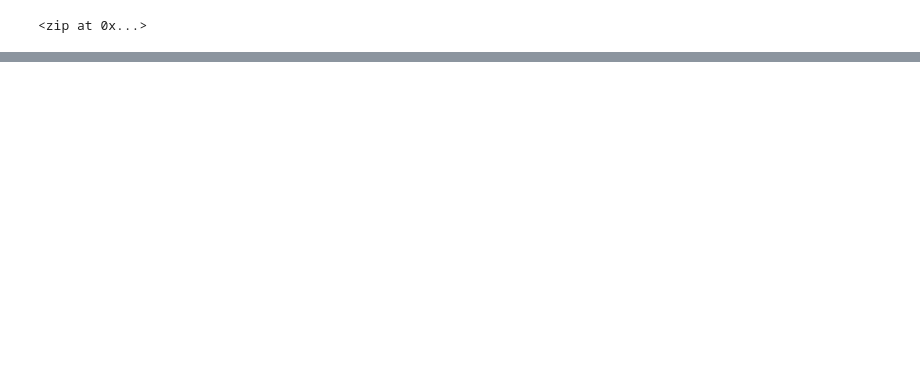
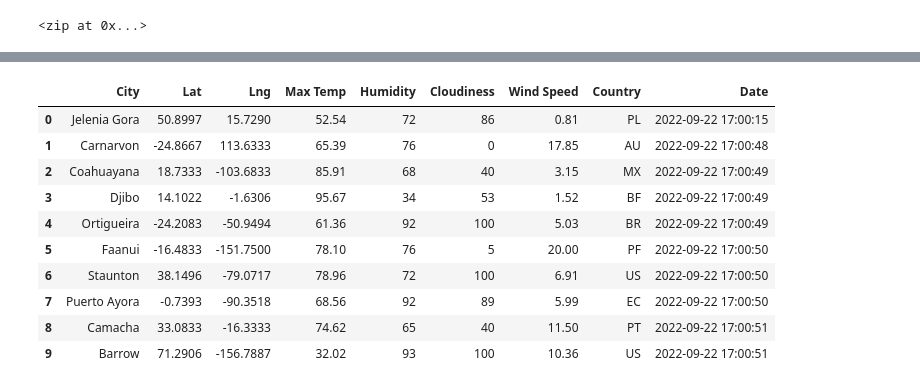
Before and after one commit to SarahLatorre/World_Weather_Analysis, a Jupyter notebook: WeatherPy.ipynb, the cells around one changed output, grey strips where cells are left out. Cells and saved outputs as stored; diff of their text form; code cells hidden in the pictures; blank space fills up the shorter version.

Commit message:
adding weatherpy.

```diff
--- a/WeatherPy.ipynb
+++ b/WeatherPy.ipynb
@@ -11,6 +11,9 @@ lat_lngs = zip(lats, lngs)
 lat_lngs
 # %% [output]
 <zip at 0x...>
+# %%
+# Add the latitudes and longitudes to a list.
+coordinates = list(lat_lngs)
 # %%
 # Use the citipy module to determine city based on latitude and longitude.
 from citipy import citipy
@@ -33,0 +43,3 @@ NameError: name 'coordinates' is not defined
+# %%
+# Starting URL for Weather Map API Call.
+url = "http://api.openweathermap.org/data/2.5/weather?units=Imperial&APPID=" + weather_api_key
@@ -33,0 +50,10 @@ NameError: name 'coordinates' is not defined
+# %%
+# Create an empty list to hold the weather data.
+city_data = []
+# Print the beginning of the logging.
+print("Beginning Data Retrieval     ")
+print("-----------------------------")
+
+# Create counters.
+record_count = 1
+set_count = 1
@@ -33,0 +63,12 @@ NameError: name 'coordinates' is not defined
+# %%
+# Loop through all the cities in our list.
+for i in range(len(cities)):
+
+    # Group cities in sets of 50 for logging purposes.
+    if (i % 50 == 0 and i >= 50):
+        set_count += 1
+        record_count = 1
+        time.sleep(60)
+
+    # Create endpoint URL with each city.
+    city_url = url + "&q=" + cities[i]
@@ -33,0 +145,16 @@ NameError: name 'coordinates' is not defined
+# %%
+# Convert the array of dictionaries to a Pandas DataFrame.
+city_data_df = pd.DataFrame(city_data)
+city_data_df.head(10)
+# %% [output]
+|  | City | Lat | Lng | Max Temp | Humidity | Cloudiness | Wind Speed | Country | Date |
+| 0 | Jelenia Gora | 50.8997 | 15.7290 | 52.54 | 72 | 86 | 0.81 | PL | 2022-09-22 17:00:15 |
+| 1 | Carnarvon | -24.8667 | 113.6333 | 65.39 | 76 | 0 | 17.85 | AU | 2022-09-22 17:00:48 |
+| 2 | Coahuayana | 18.7333 | -103.6833 | 85.91 | 68 | 40 | 3.15 | MX | 2022-09-22 17:00:49 |
+| 3 | Djibo | 14.1022 | -1.6306 | 95.67 | 34 | 53 | 1.52 | BF | 2022-09-22 17:00:49 |
+| 4 | Ortigueira | -24.2083 | -50.9494 | 61.36 | 92 | 100 | 5.03 | BR | 2022-09-22 17:00:49 |
+| 5 | Faanui | -16.4833 | -151.7500 | 78.10 | 76 | 5 | 20.00 | PF | 2022-09-22 17:00:50 |
+| 6 | Staunton | 38.1496 | -79.0717 | 78.96 | 72 | 100 | 6.91 | US | 2022-09-22 17:00:50 |
+| 7 | Puerto Ayora | -0.7393 | -90.3518 | 68.56 | 92 | 89 | 5.99 | EC | 2022-09-22 17:00:50 |
+| 8 | Camacha | 33.0833 | -16.3333 | 74.62 | 65 | 40 | 11.50 | PT | 2022-09-22 17:00:51 |
+| 9 | Barrow | 71.2906 | -156.7887 | 32.02 | 93 | 100 | 10.36 | US | 2022-09-22 17:00:51 |
```
Also changed, not shown: parts of 8 cells of this notebook.
